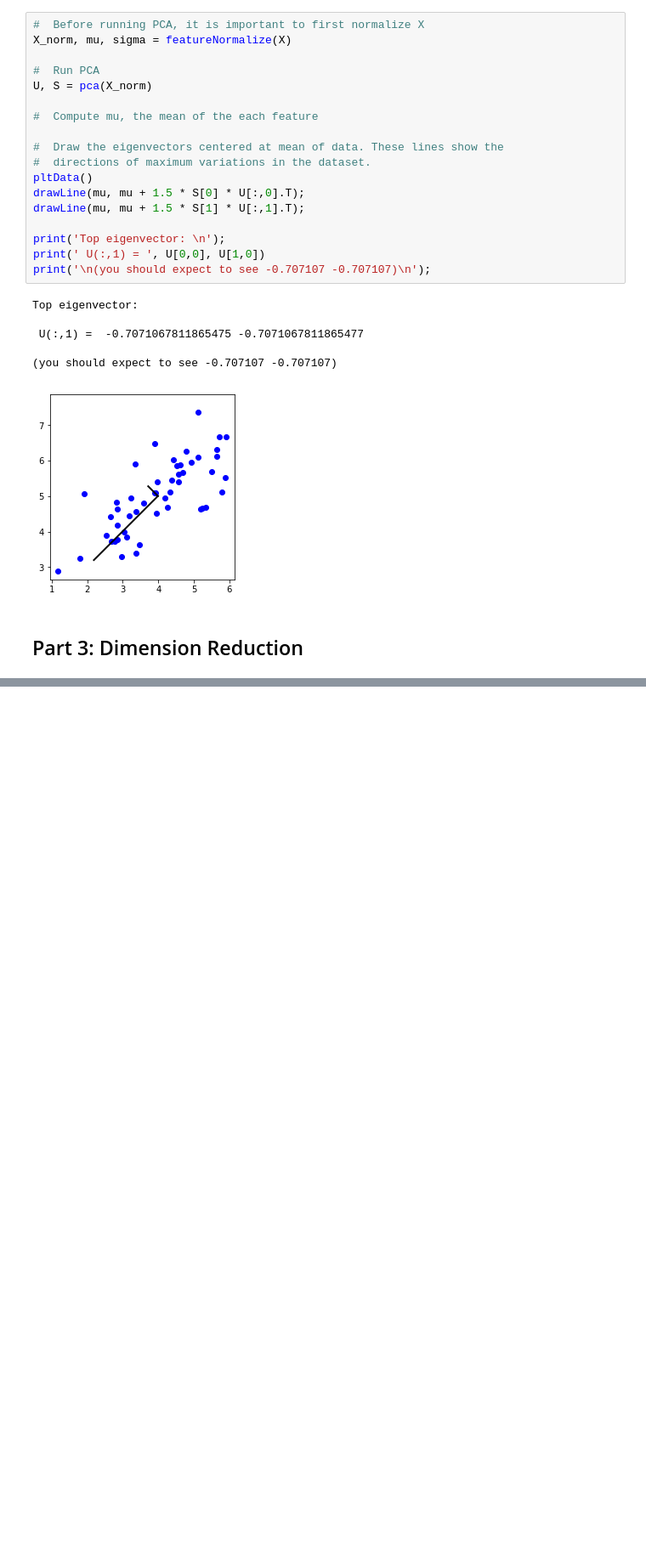
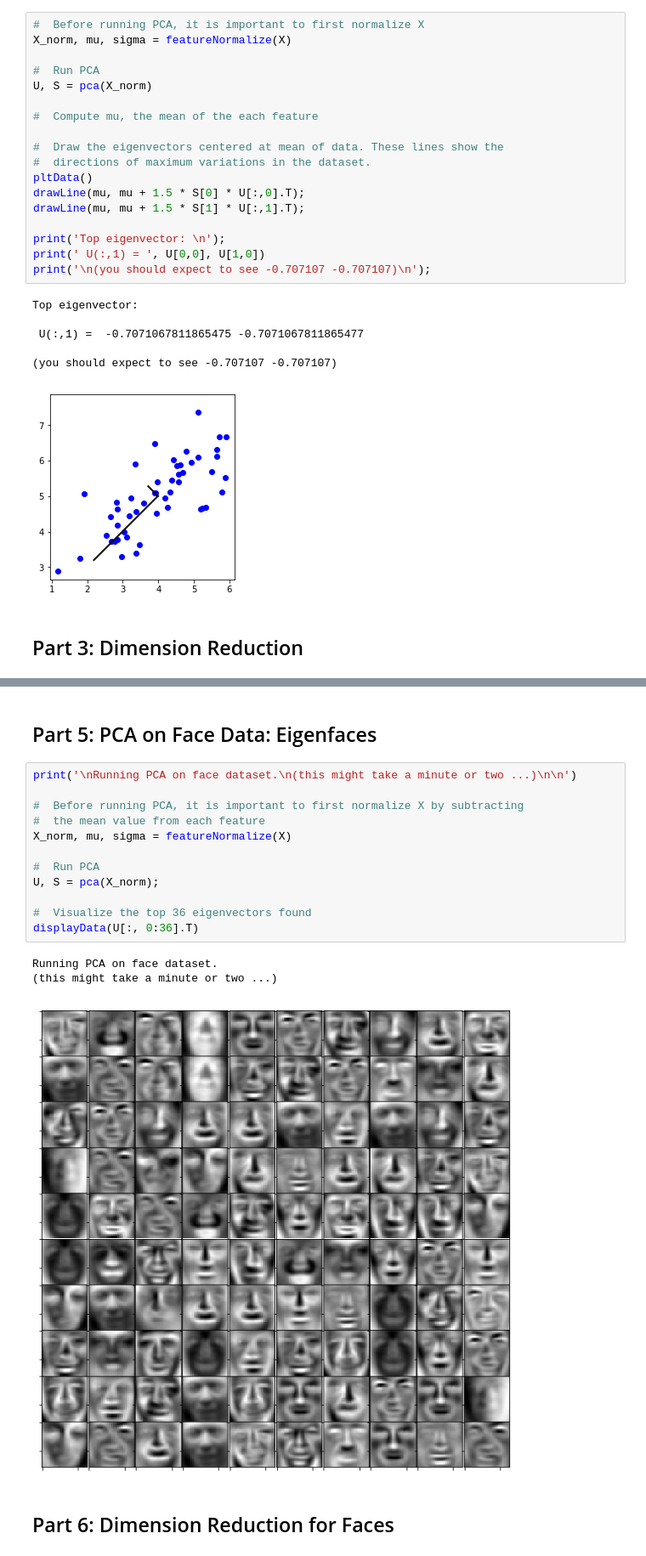
Before and after one commit to aldudalski/MachineLearningJupyter, a Jupyter notebook: 7.2 PCA.ipynb, the cells around one changed output, grey strips where cells are left out. Shown at 85% size. Saved outputs shown, nothing was run; the diff lists cells and outputs as text; blank space fills up the shorter version.

```diff
--- a/7.2 PCA.ipynb
+++ b/7.2 PCA.ipynb
@@ -103,0 +195,20 @@ Top eigenvector:
+# %% [markdown]
+## Part 5: PCA on Face Data: Eigenfaces
+# %%
+print('\nRunning PCA on face dataset.\n(this might take a minute or two ...)\n\n')
+
+#  Before running PCA, it is important to first normalize X by subtracting
+#  the mean value from each feature
+X_norm, mu, sigma = featureNormalize(X)
+
+#  Run PCA
+U, S = pca(X_norm);
+
+#  Visualize the top 36 eigenvectors found
+displayData(U[:, 0:36].T)
+# %% [output]
+Running PCA on face dataset.
+(this might take a minute or two ...)
+[figure, added]
+# %% [markdown]
+## Part 6: Dimension Reduction for Faces
```
Also changed, not shown: parts of 12 cells of this notebook, 2 other files.
